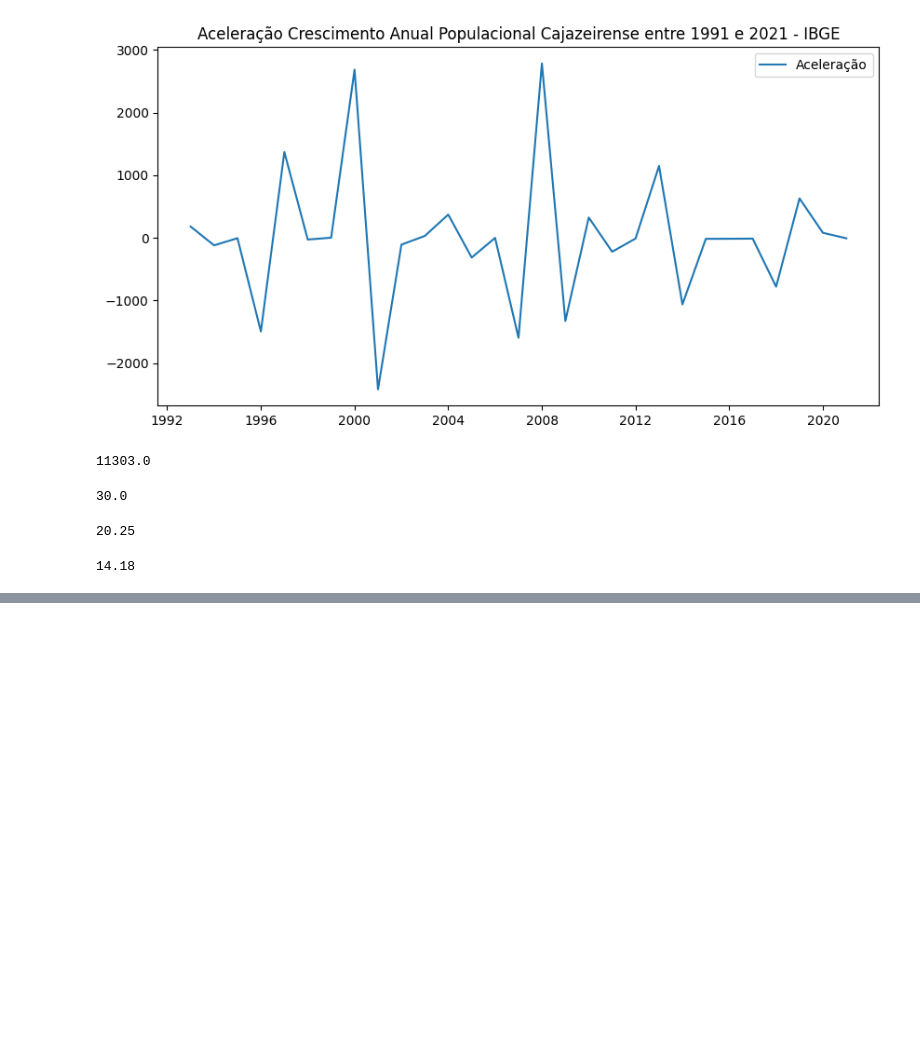
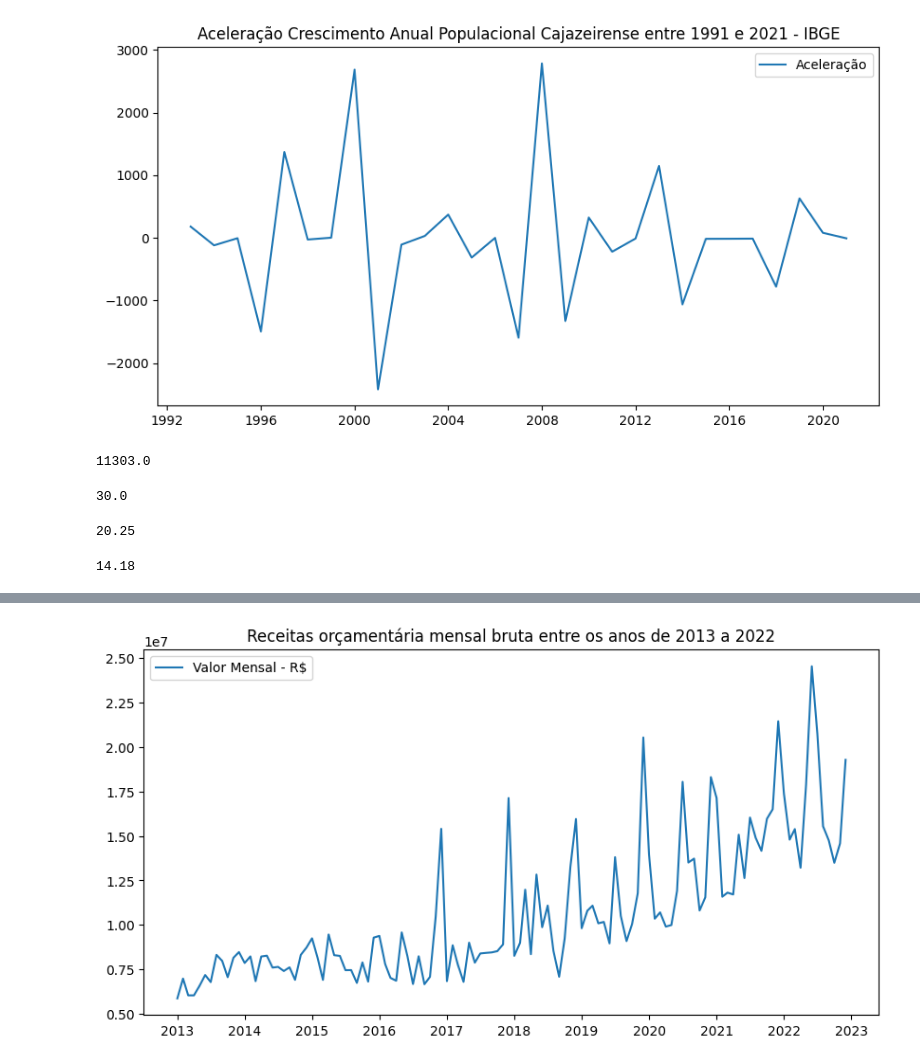
Before and after one commit to AllysonAbreu/dw_contas_publicas_2022, a Jupyter notebook: dea_receitas_dados_novos.ipynb, the cells around one changed output, grey strips where cells are left out. Drawn from its saved outputs; the diff is of its cells as text; code cells hidden in the pictures; blank space fills up the shorter version.

```diff
--- a/dea_receitas_dados_novos.ipynb
+++ b/dea_receitas_dados_novos.ipynb
@@ -50,0 +55,3 @@ df_ibge_populacao = client.query(query_populacao).to_dataframe()
+# %%
+df_receitas = pd.read_csv('dados_receitas.csv', sep=';')
+df_receitas.head(1)
@@ -52,0 +75,4 @@ df_ibge_populacao = client.query(query_populacao).to_dataframe()
+# %%
+# dados após a conversão
+df_receitas['DATA'] = pd.to_datetime(df_receitas['DATA'])
+df_receitas.dtypes
@@ -182,0 +234,12 @@ media_aceleracao
+# %%
+# criando df para analises dos dados
+df_receitas_analise = df_receitas[['DATA','VALOR_ARRECADADO']]
+
+# criando coluna mês-ano para agrupar os dados
+df_receitas_analise['mes_ano'] = pd.to_datetime(df_receitas_analise['DATA'].dt.strftime("%m-%Y"))
+
+# agrupando os dados no df e deletando coluna das datas
+df_receitas_analise.drop(columns=('DATA'), inplace=True)
+df_receitas_analise = df_receitas_analise.groupby('mes_ano').sum()
+# df_receitas_analise.reset_index(inplace=True)
+df_receitas_analise
@@ -182,0 +261,17 @@ media_aceleracao
+# %%
+# Plota o gráfico de linha com as séries temporais
+fig, ax = plt.subplots(figsize=(10, 5))
+ax.plot(df_receitas_analise.index, df_receitas_analise['VALOR_ARRECADADO'], label='Valor Mensal - R$')
+
+# Adiciona legenda e título ao gráfico
+ax.legend()
+ax.set_title('Receitas orçamentária mensal bruta entre os anos de 2013 a 2022')
+ax.xaxis.label.set_visible(False)  # esconde a legenda do eixo X
+
+# Configura o eixo x para não mostrar nenhum rótulo
+# plt.gca().set_xticklabels([])
+
+# Exibe o gráfico
+plt.show()
+# %% [output]
+[figure, added]
```
Also changed, not shown: parts of 13 cells of this notebook.
